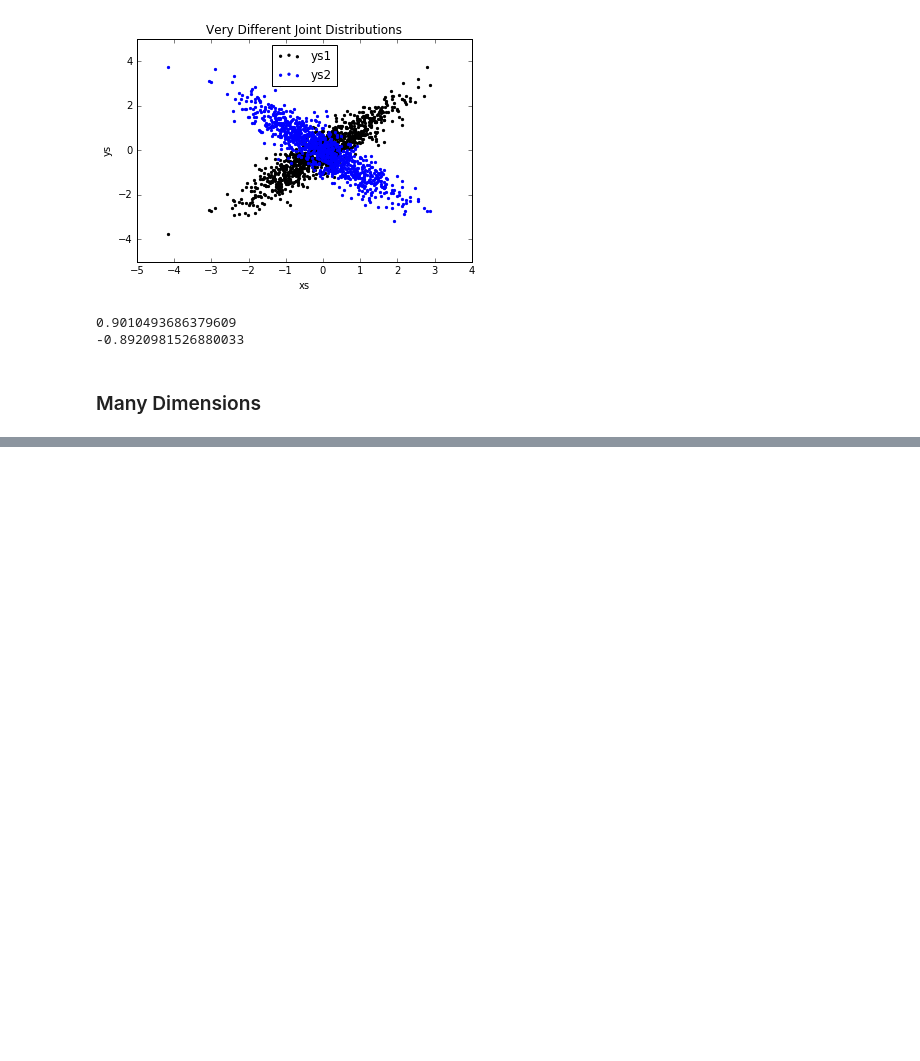
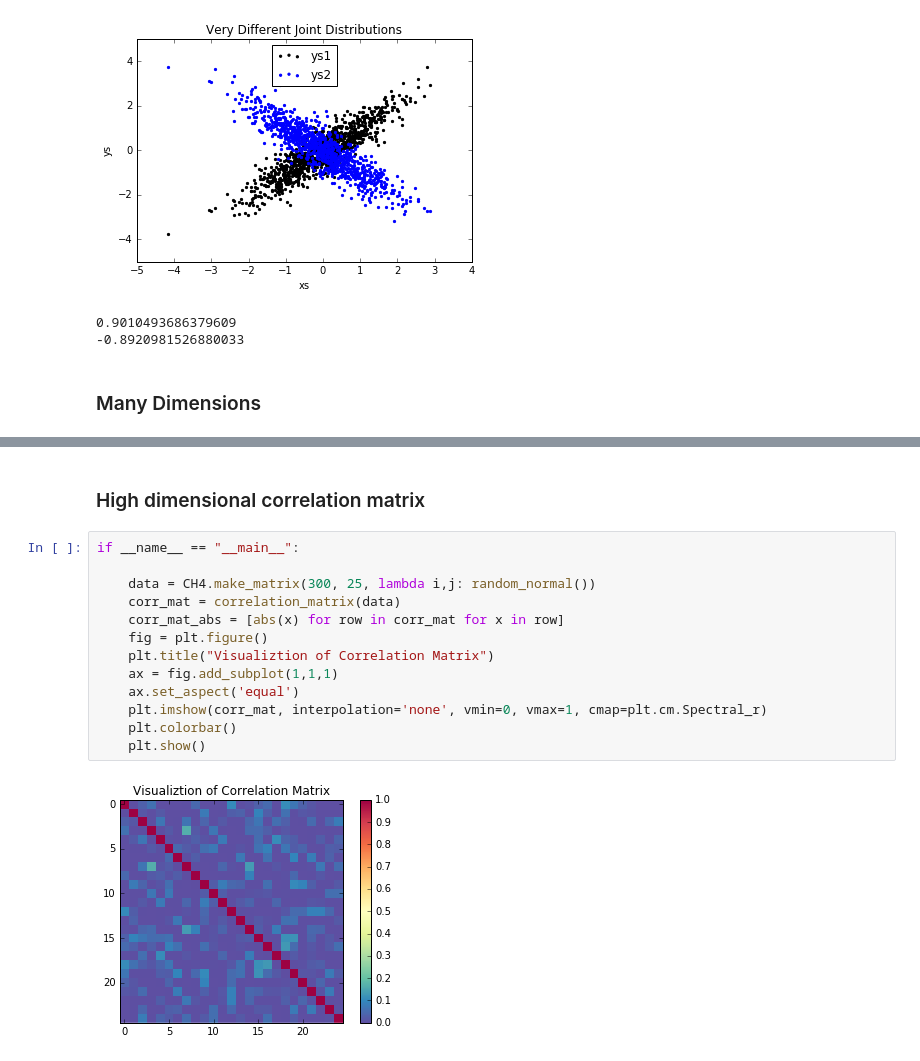
Before and after one commit to EvanOman/Data-Science-from-Scratch, a Jupyter notebook: Chapter10.ipynb, the cells around one changed output, grey strips where cells are left out. Saved outputs shown, nothing was run; the diff lists cells and outputs as text; blank space fills up the shorter version.

Commit message:
added corr_mat colormap to CH10 :boom:

```diff
--- a/Chapter10.ipynb
+++ b/Chapter10.ipynb
@@ -144,0 +150,17 @@ if __name__ == "__main__":
+# %% [markdown]
+### High dimensional correlation matrix
+# %%
+if __name__ == "__main__":
+
+    data = CH4.make_matrix(300, 25, lambda i,j: random_normal())
+    corr_mat = correlation_matrix(data)
+    corr_mat_abs = [abs(x) for row in corr_mat for x in row]
+    fig = plt.figure()
+    plt.title("Visualiztion of Correlation Matrix")
+    ax = fig.add_subplot(1,1,1)
+    ax.set_aspect('equal')
+    plt.imshow(corr_mat, interpolation='none', vmin=0, vmax=1, cmap=plt.cm.Spectral_r)
+    plt.colorbar()
+    plt.show()
+# %% [output]
+[figure, added]
```
Also changed, not shown: parts of 2 cells of this notebook.
